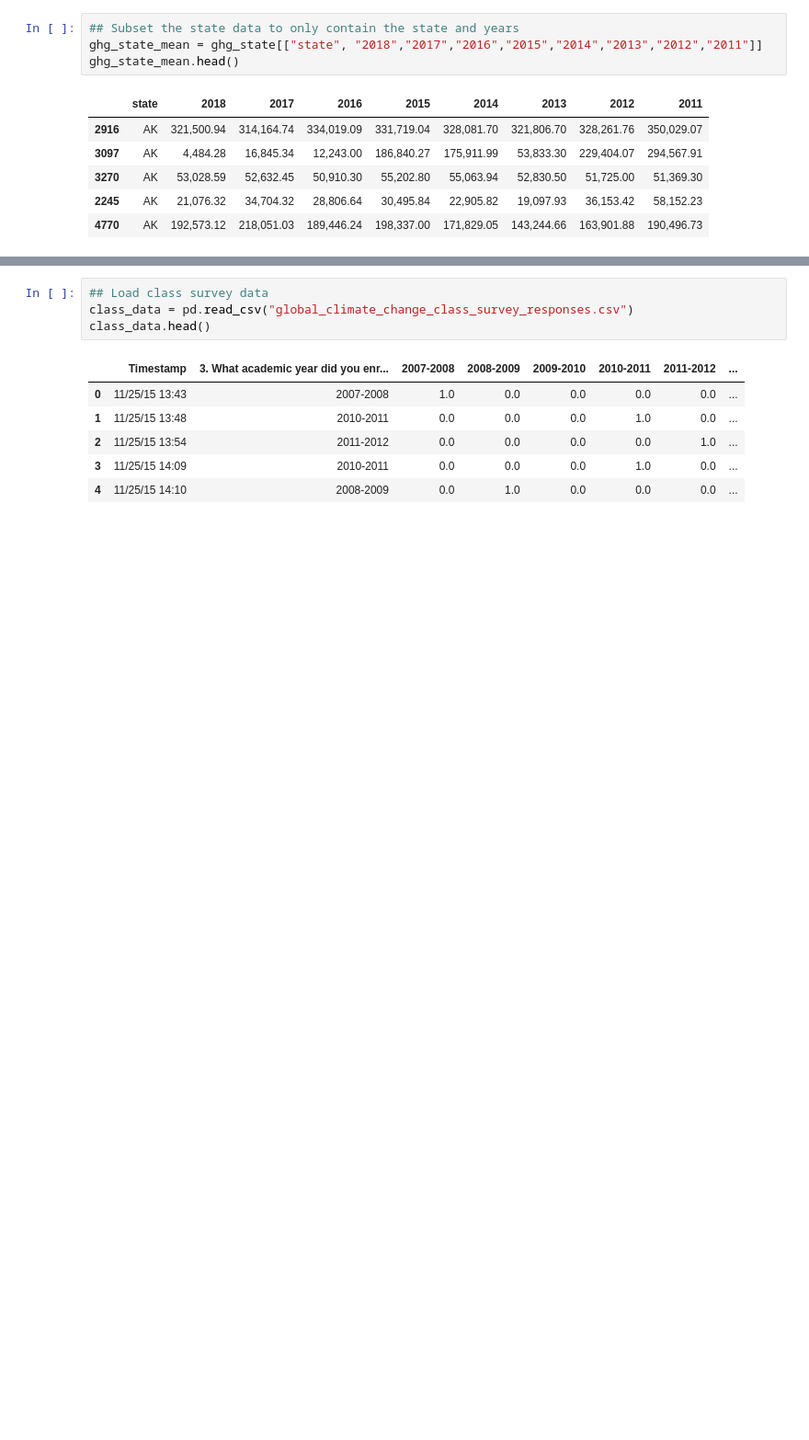
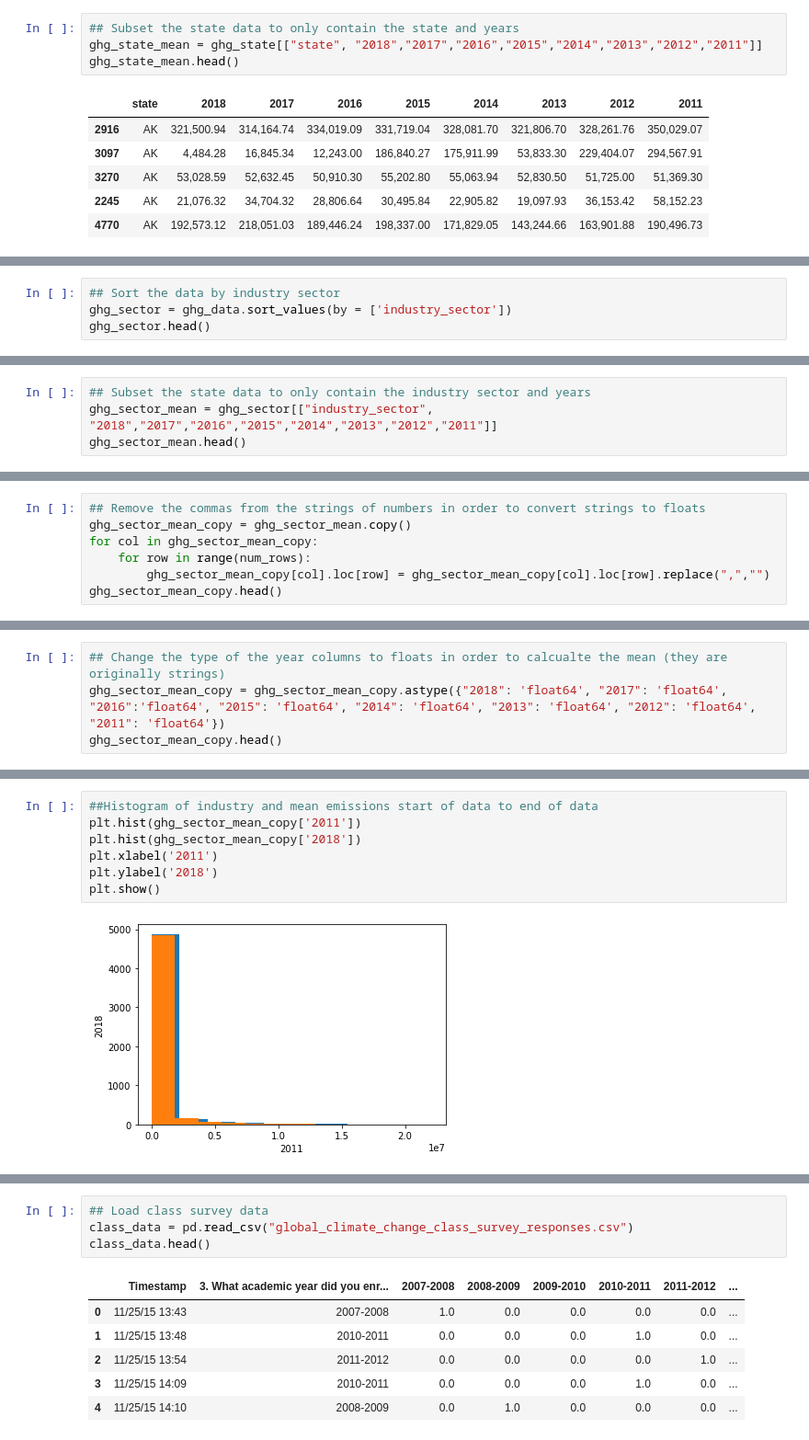
Before and after one commit to ariannacurillo/info2950-finalproject, a Jupyter notebook: phase2.ipynb, the cells around one changed output, grey strips where cells are left out. Shown at 92% size. Saved outputs shown, nothing was run; the diff lists cells and outputs as text; blank space fills up the shorter version.

```diff
--- a/phase2.ipynb
+++ b/phase2.ipynb
@@ -172,0 +216,4 @@ ghg_state_mean.head()
+# %%
+## Sort the data by industry sector
+ghg_sector = ghg_data.sort_values(by = ['industry_sector'])
+ghg_sector.head()
@@ -172,0 +228,4 @@ ghg_state_mean.head()
+# %%
+## Subset the state data to only contain the industry sector and years
+ghg_sector_mean = ghg_sector[["industry_sector", "2018","2017","2016","2015","2014","2013","2012","2011"]]
+ghg_sector_mean.head()
@@ -172,0 +248,7 @@ ghg_state_mean.head()
+# %%
+## Remove the commas from the strings of numbers in order to convert strings to floats
+ghg_sector_mean_copy = ghg_sector_mean.copy()
+for col in ghg_sector_mean_copy:
+    for row in range(num_rows):
+        ghg_sector_mean_copy[col].loc[row] = ghg_sector_mean_copy[col].loc[row].replace(",","")
+ghg_sector_mean_copy.head()
@@ -172,0 +262,4 @@ ghg_state_mean.head()
+# %%
+## Change the type of the year columns to floats in order to calcualte the mean (they are originally strings)
+ghg_sector_mean_copy = ghg_sector_mean_copy.astype({"2018": 'float64', "2017": 'float64', "2016":'float64', "2015": 'float64', "2014": 'float64', "2013": 'float64', "2012": 'float64', "2011": 'float64'})
+ghg_sector_mean_copy.head()
@@ -173 +273,10 @@ ghg_state_mean.head()
+# %%
+##Histogram of industry and mean emissions start of data to end of data
+plt.hist(ghg_sector_mean_copy['2011'])
+plt.hist(ghg_sector_mean_copy['2018'])
+plt.xlabel('2011')
+plt.ylabel('2018')
+plt.show()
+# %% [output]
+[figure, added]
 # %%
```
Also changed, not shown: parts of 34 cells of this notebook.
